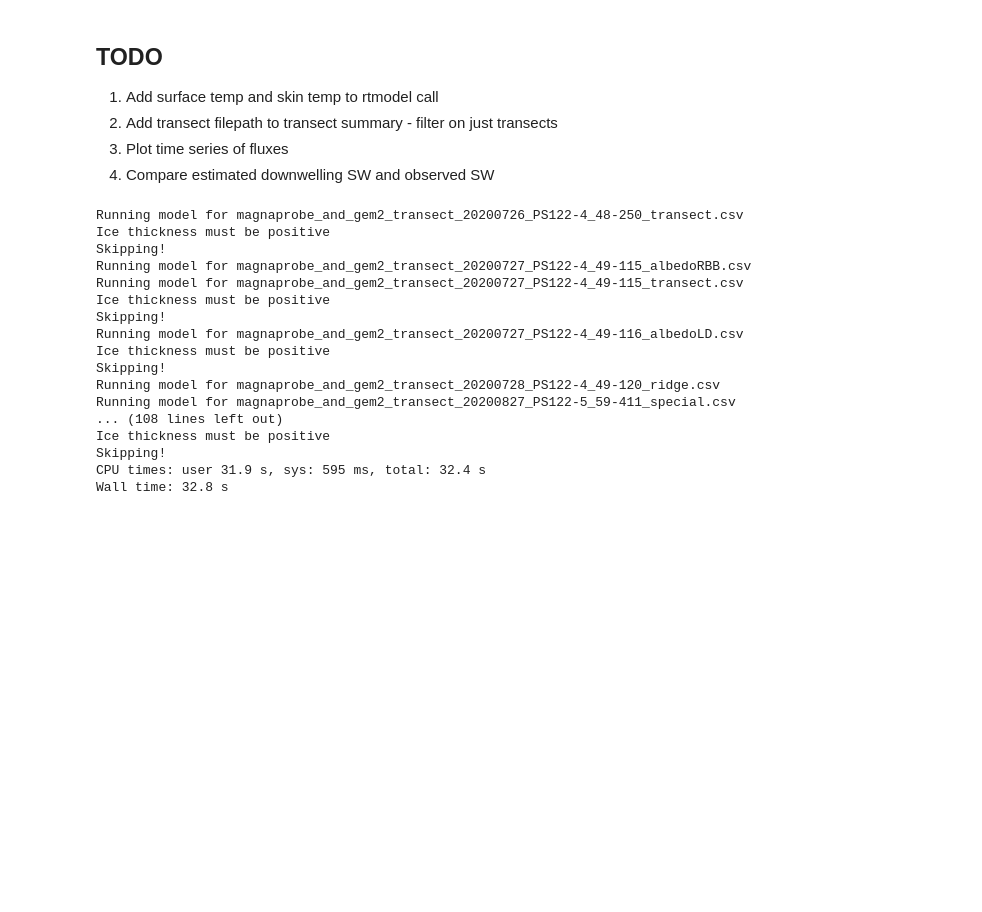
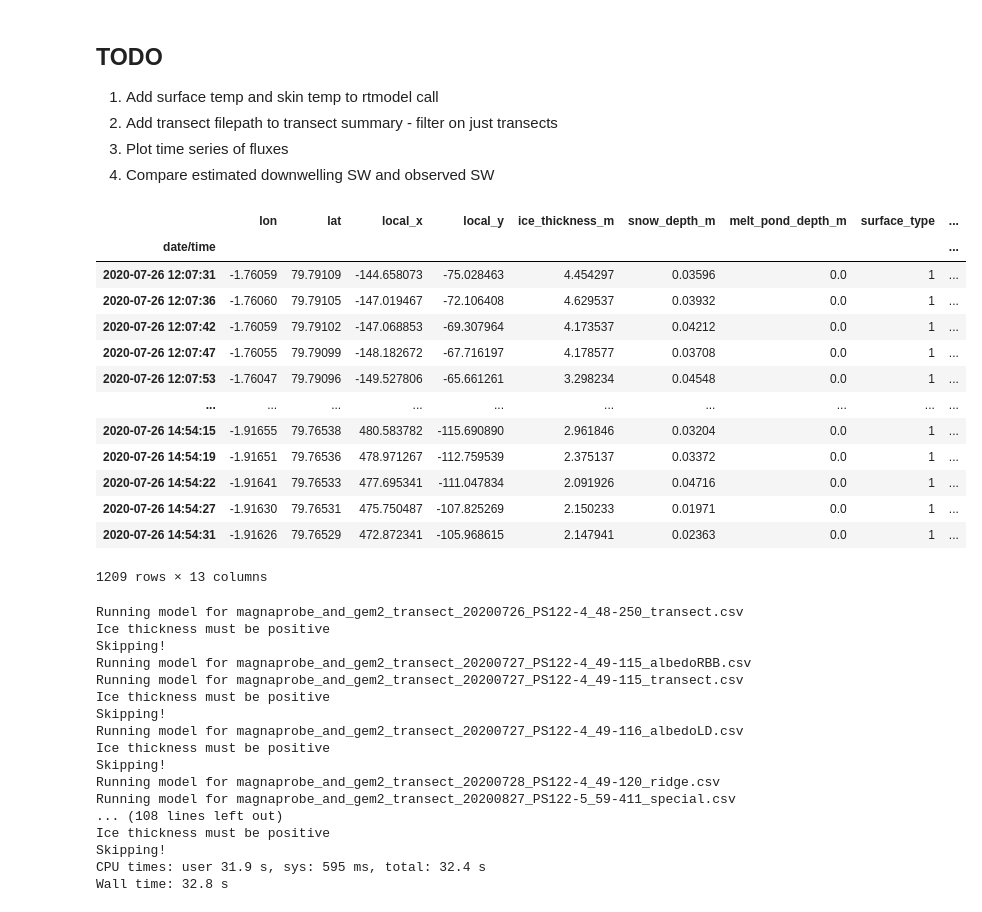
Before and after one commit to nsidc/mosaic_sunlight_underseaice, a Jupyter notebook: notebooks/run_rtmodel_for_cleaned_transects.ipynb, the cells around one changed output. Cells and saved outputs as stored; diff of their text form; code cells hidden in the pictures; blank space fills up the shorter version.

```diff
--- a/notebooks/run_rtmodel_for_cleaned_transects.ipynb
+++ b/notebooks/run_rtmodel_for_cleaned_transects.ipynb
@@ -29,6 +29,24 @@ def make_results_path(fp, model, output_type="data"):
         return fp_out.parent / (fp_out.stem + f".{model}.png")
     else:
         raise KeyError("Unexpected output_type {output_type}.\nExpects one of data, figure")
+# %%
+transects = FORCING_DATAPATH.glob("**/*.csv")
+load_cleaned_transect(next(transects))
+# %% [output]
+|  | lon | lat | local_x | local_y | ice_thickness_m | snow_depth_m | melt_pond_depth_m | surface_type | ... |
+| date/time |  |  |  |  |  |  |  |  | ... |
+| 2020-07-26 12:07:31 | -1.76059 | 79.79109 | -144.658073 | -75.028463 | 4.454297 | 0.03596 | 0.0 | 1 | ... |
+| 2020-07-26 12:07:36 | -1.76060 | 79.79105 | -147.019467 | -72.106408 | 4.629537 | 0.03932 | 0.0 | 1 | ... |
+| 2020-07-26 12:07:42 | -1.76059 | 79.79102 | -147.068853 | -69.307964 | 4.173537 | 0.04212 | 0.0 | 1 | ... |
+| 2020-07-26 12:07:47 | -1.76055 | 79.79099 | -148.182672 | -67.716197 | 4.178577 | 0.03708 | 0.0 | 1 | ... |
+| 2020-07-26 12:07:53 | -1.76047 | 79.79096 | -149.527806 | -65.661261 | 3.298234 | 0.04548 | 0.0 | 1 | ... |
+| ... | ... | ... | ... | ... | ... | ... | ... | ... | ... |
+| 2020-07-26 14:54:15 | -1.91655 | 79.76538 | 480.583782 | -115.690890 | 2.961846 | 0.03204 | 0.0 | 1 | ... |
+| 2020-07-26 14:54:19 | -1.91651 | 79.76536 | 478.971267 | -112.759539 | 2.375137 | 0.03372 | 0.0 | 1 | ... |
+| 2020-07-26 14:54:22 | -1.91641 | 79.76533 | 477.695341 | -111.047834 | 2.091926 | 0.04716 | 0.0 | 1 | ... |
+| 2020-07-26 14:54:27 | -1.91630 | 79.76531 | 475.750487 | -107.825269 | 2.150233 | 0.01971 | 0.0 | 1 | ... |
+| 2020-07-26 14:54:31 | -1.91626 | 79.76529 | 472.872341 | -105.968615 | 2.147941 | 0.02363 | 0.0 | 1 | ... |
+1209 rows × 13 columns
 # %%
 %%time
 
```
